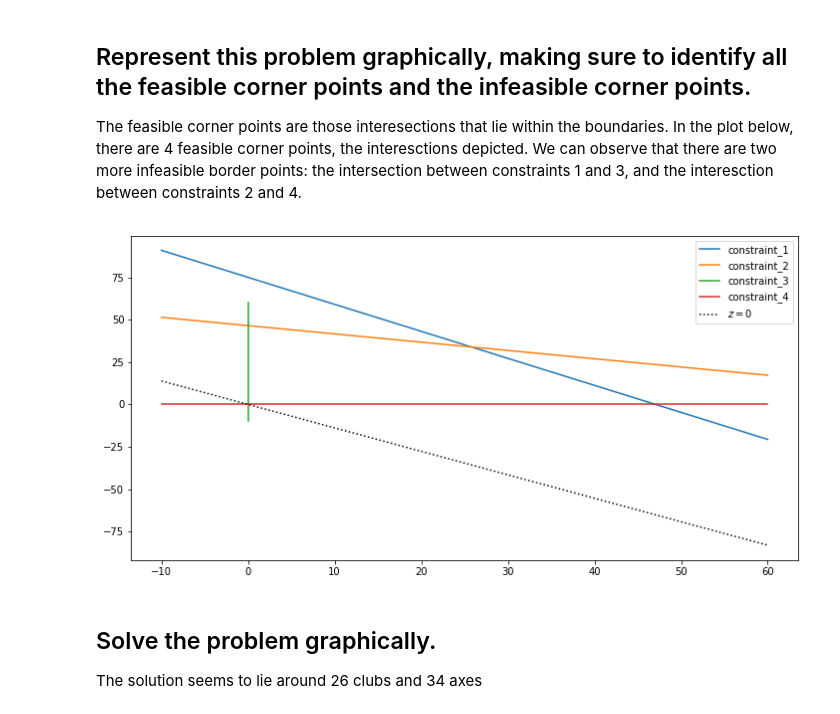
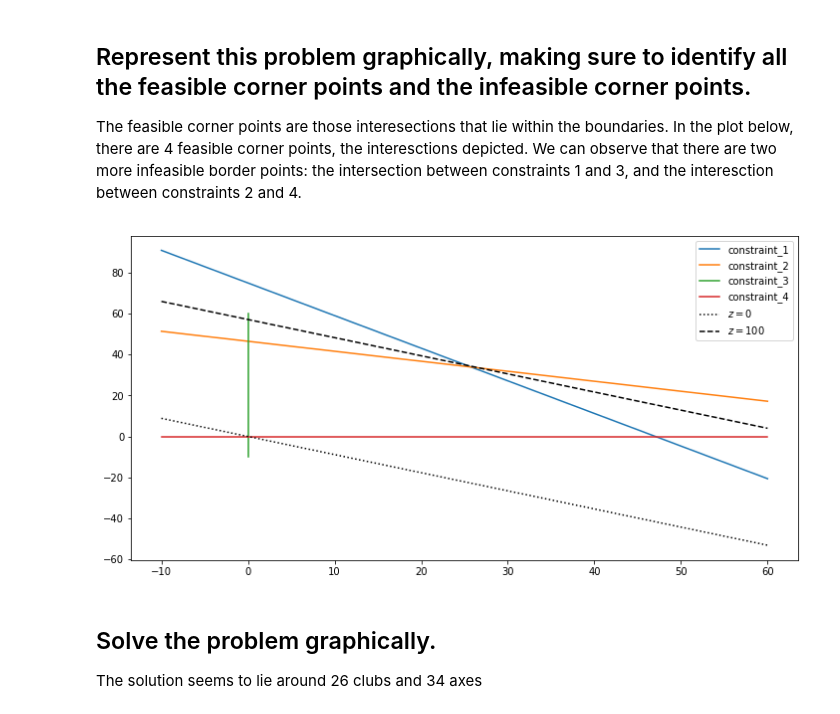
Before and after one commit to danimateos/numerical_methods, a Jupyter notebook: practice-03.ipynb, the cells around one changed output. Cells and saved outputs as stored; diff of their text form; code cells hidden in the pictures.

Commit message:
Fix practice 3 objective function

```diff
--- a/practice-03.ipynb
+++ b/practice-03.ipynb
@@ -39,30 +40,31 @@ The feasible corner points are those interesections that lie within the boundari
 # %%
 import numpy as np
 import matplotlib.pyplot as plt
 %matplotlib inline
 
 x1s = np.linspace(-10, 60)
 x2s = np.linspace(-10, 60)
 
 constraint_1 = (240 - 5.1 * x1s) / 3.2
 constraint_2 = (200 - 2.1 * x1s) / 4.3
 constraint_3 = 0
 constraint_4 = 0
-objective_0 = (0 - 0.9 * x1s) / 0.65
-objective_50 = (50 - 0.9 * x1s) / 0.65
+objective_0 = (0 - 1.55 * x1s) / 1.75
+objective_100 = (100 - 1.55 * x1s) / 1.75
 
 plt.plot(x1s, constraint_1, label="constraint_1")
 plt.plot(x1s, constraint_2, label="constraint_2")
 plt.plot([constraint_3] * len(x2s), x2s, label="constraint_3")
 plt.plot(x1s, [constraint_4] * len(x1s), label="constraint_4")
 
 plt.plot(x1s, objective_0, label="$z = 0$", color="black", linestyle=":")
+plt.plot(x1s, objective_100, label="$z = 100$", color="black", linestyle="--")
 
 
 plt.gcf().set_size_inches(12,6)
 plt.legend();
 # %% [output]
-[figure, old version]
+[figure, new version]
 # %% [markdown]
 ## Solve the problem graphically.
 
```
Also changed, not shown: parts of 4 cells of this notebook.
